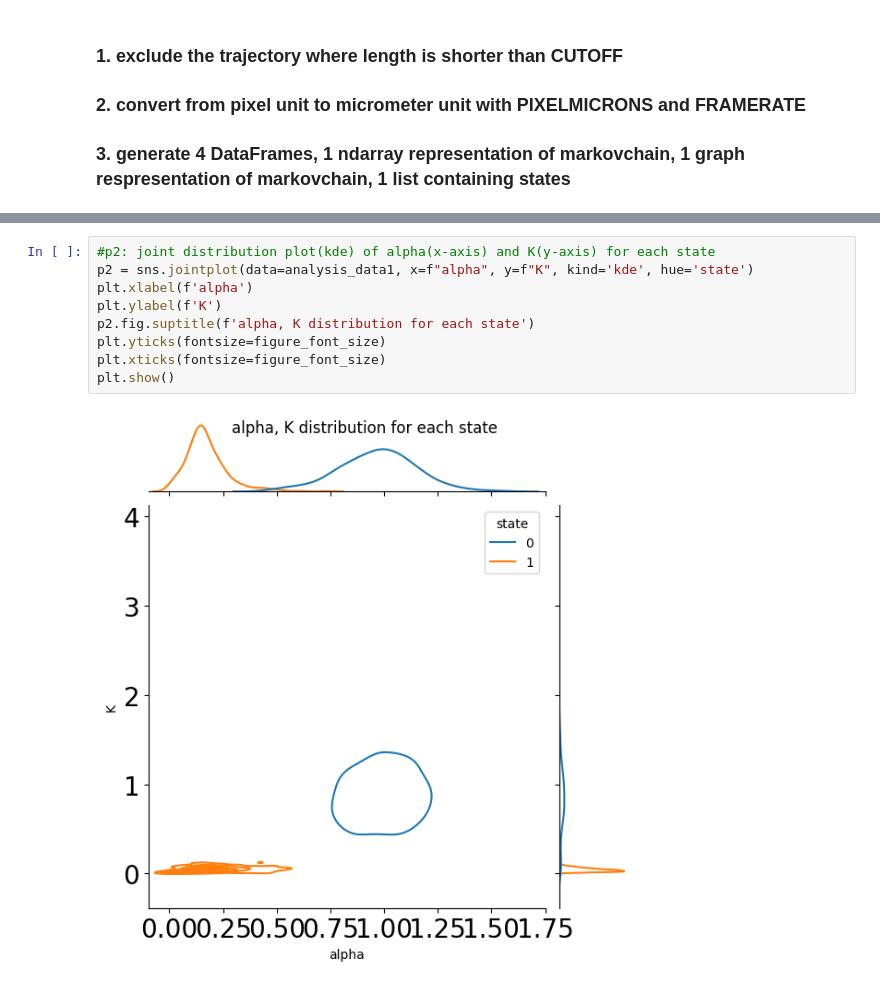
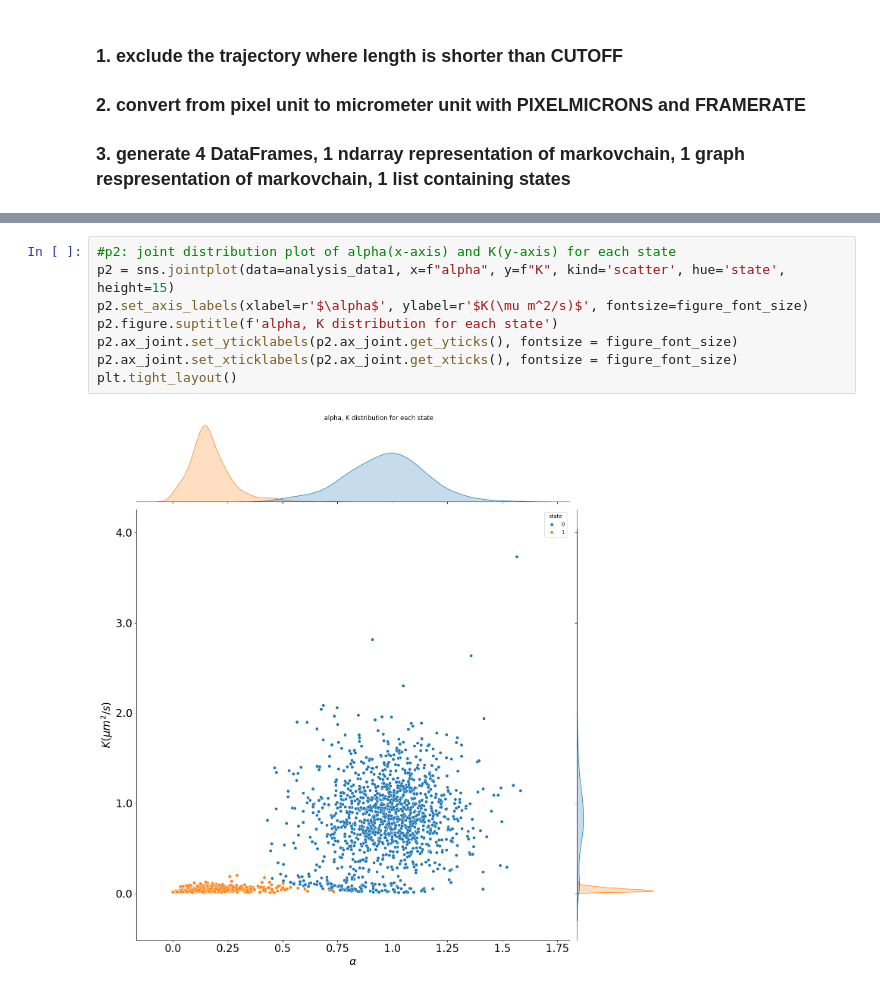
Before and after one commit to JunwooParkSaribu/spt_analysis, a Jupyter notebook: analysis_notebook.ipynb, the cells around one changed output, grey strips where cells are left out. Saved outputs shown, nothing was run; the diff lists cells and outputs as text.

```diff
--- a/analysis_notebook.ipynb
+++ b/analysis_notebook.ipynb
@@ -93,14 +93,13 @@ plt.show()
 # %%
-#p2: joint distribution plot(kde) of alpha(x-axis) and K(y-axis) for each state
-p2 = sns.jointplot(data=analysis_data1, x=f"alpha", y=f"K", kind='kde', hue='state')
-plt.xlabel(f'alpha')
-plt.ylabel(f'K')
-p2.fig.suptitle(f'alpha, K distribution for each state')
-plt.yticks(fontsize=figure_font_size)
-plt.xticks(fontsize=figure_font_size)
-plt.show()
+#p2: joint distribution plot of alpha(x-axis) and K(y-axis) for each state
+p2 = sns.jointplot(data=analysis_data1, x=f"alpha", y=f"K", kind='scatter', hue='state', height=15)
+p2.set_axis_labels(xlabel=r'$\alpha$', ylabel=r'$K(\mu m^2/s)$', fontsize=figure_font_size)
+p2.figure.suptitle(f'alpha, K distribution for each state')
+p2.ax_joint.set_yticklabels(p2.ax_joint.get_yticks(), fontsize = figure_font_size)
+p2.ax_joint.set_xticklabels(p2.ax_joint.get_xticks(), fontsize = figure_font_size)
+plt.tight_layout()
 # %% [output]
-[figure, old version]
+[figure, new version]
 # %%
 #p3: histogram of states
 plt.figure(f'p3', dpi=figure_resolution_in_dpi)
```
Also changed, not shown: parts of 11 cells of this notebook, 3 other files.
